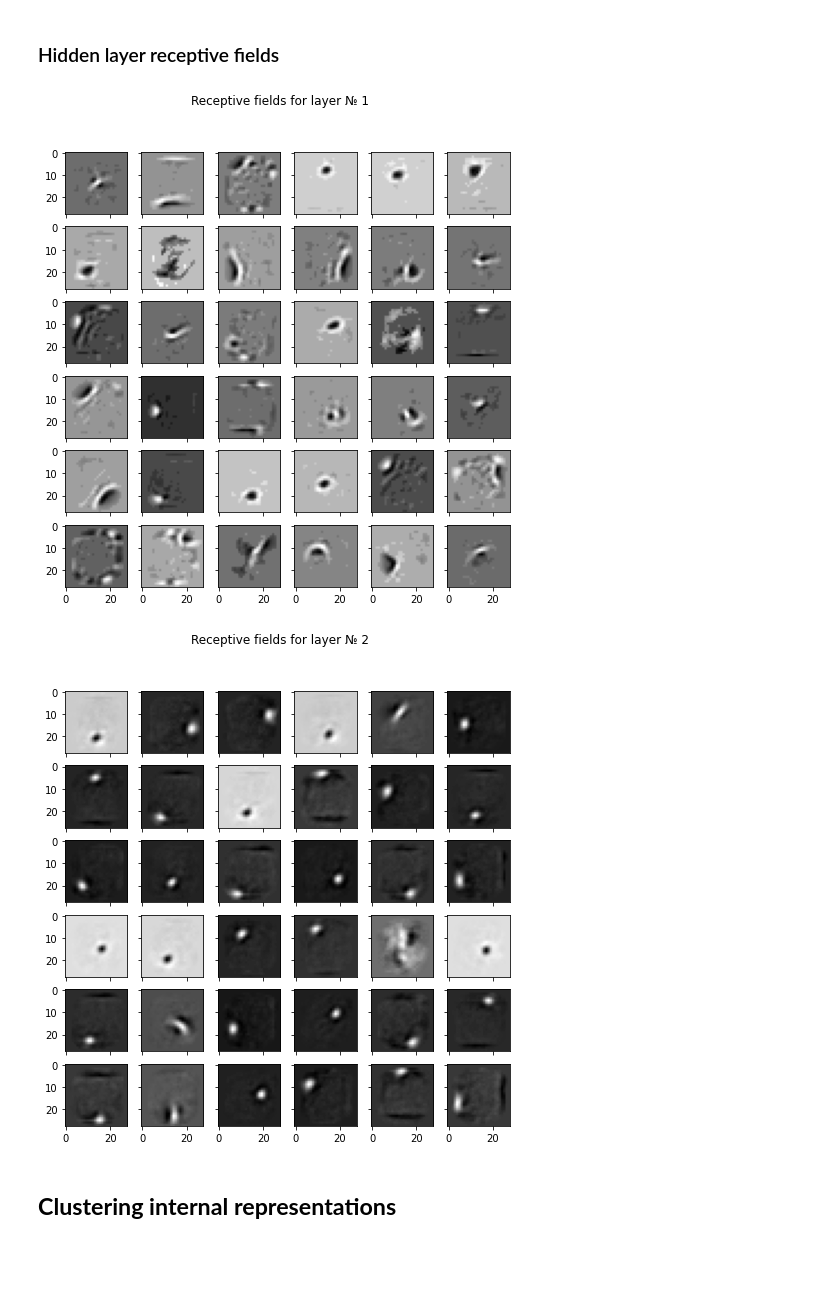
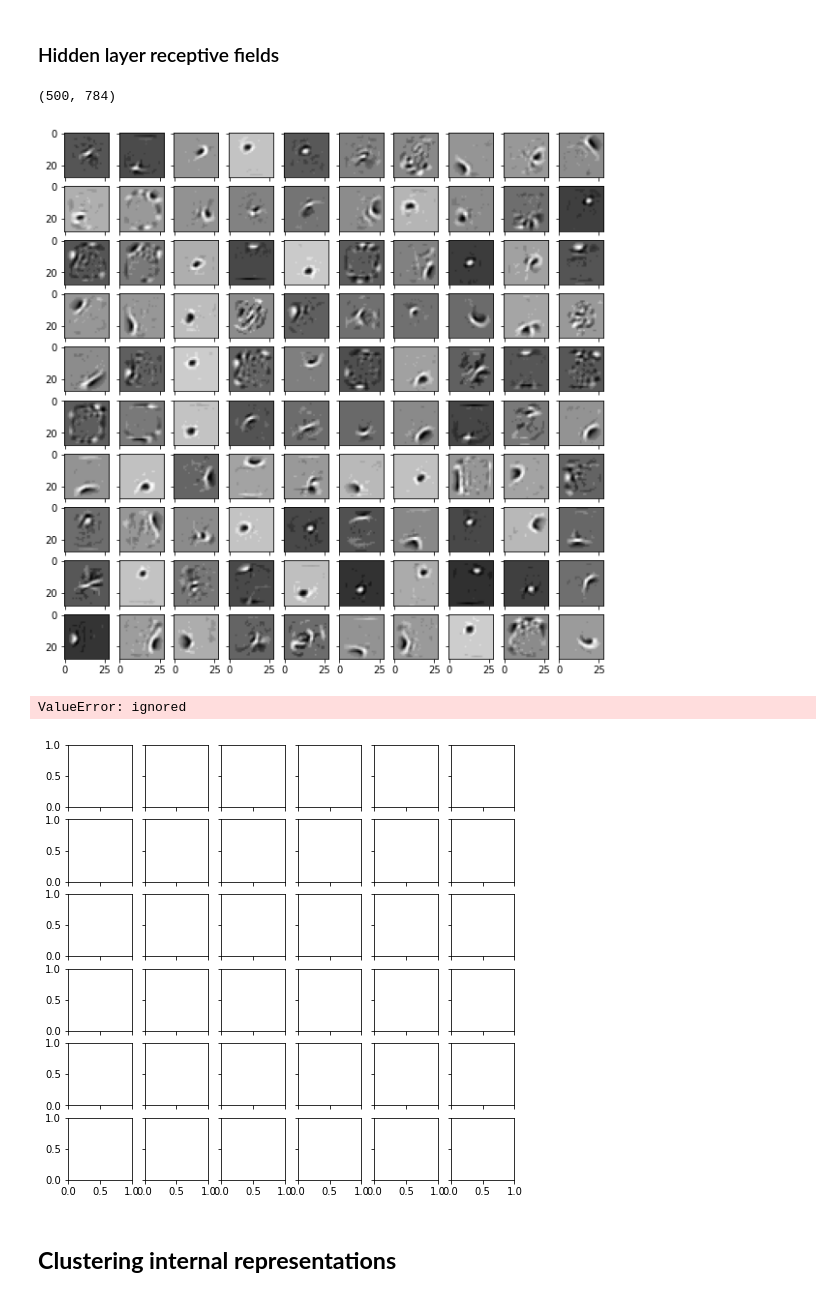
Before and after one commit to PashaIanko/RestrictedBolzmannMachine, a Jupyter notebook: main.ipynb, the cells around one changed output. Saved outputs shown, nothing was run; the diff lists cells and outputs as text; code cells hidden in the pictures; blank space fills up the shorter version.

```diff
--- a/main.ipynb
+++ b/main.ipynb
@@ -54,8 +54,8 @@ class PreprocParams:
     strategy = 'MNIST'
 
 class TrainParameters:
-    epochs = 50
-    batch_size = 100
+    epochs = 40  # 50
+    batch_size = 125  # 100
     train_size = 60000
     test_size = 10000
     class_num = 10
@@ -97,7 +97,7 @@ class DBMDeepParameters(DBMParameters):
 
     @property
     def hidden_units(self):
-        return [500, 500] #, 1000]
+        return [500] #, 500] #, 1000]
 
 
 class DBMShallowParameters(DBMParameters):
@@ -806,7 +843,7 @@ Total: 2 hidden layers
 
 learned_weights = [
     # We transpose for convenience (matrices[i, :] is more intuitive than matrices[:, i])
-    model_deep.rbm_layers[i].W.transpose(0, 1).numpy() for i in range(model_deep.n_layers)
+    model_deep.rbm_layers[i].W.numpy() for i in range(model_deep.n_layers)
 ]
 
 learned_weights_thresh = [
@@ -818,27 +864,38 @@ learned_weights_thresh = [
+# %%
+learned_weights_layer_1 = model_deep.rbm_layers[0].W.transpose(0,1).numpy()
+learned_weights_layer_1.shape
+# %% [output]
+(500, 784)
+# %%
+_plot_layer_receptive_fields(
+    learned_weights_thresh[0]
+)
+# %% [output]
+[figure, added]
 # %%
 for layer in range(dbm_deep_params.n_hidden_layers):
-    title = f'Receptive fields for layer № {layer + 1}'
+    title = f'Receptive fields for layer № {layer}'
 
     if layer == 0:
         # No projection
         weights = learned_weights_thresh[layer]
     else:
         weights = project_hidden_layer(
             learned_weights_thresh,
             layer_numb = layer + 1  # Yes, problems with indexes
         )
 
     plot_layer_receptive_fields(
         weights,
         num_subplots = 36,
         img_width = PreprocParams.crop_size,
         img_height = PreprocParams.crop_size,
         suptitle = title,
         fig_size = (8, 8)
     )
 # %% [output]
+ValueError: ignored
-[figure, old version]
+[figure, new version]
-[figure, removed]
 # %% [markdown]
 ## **Clustering internal representations**
 # %% [markdown]
```
Also changed, not shown: parts of 25 cells of this notebook.
